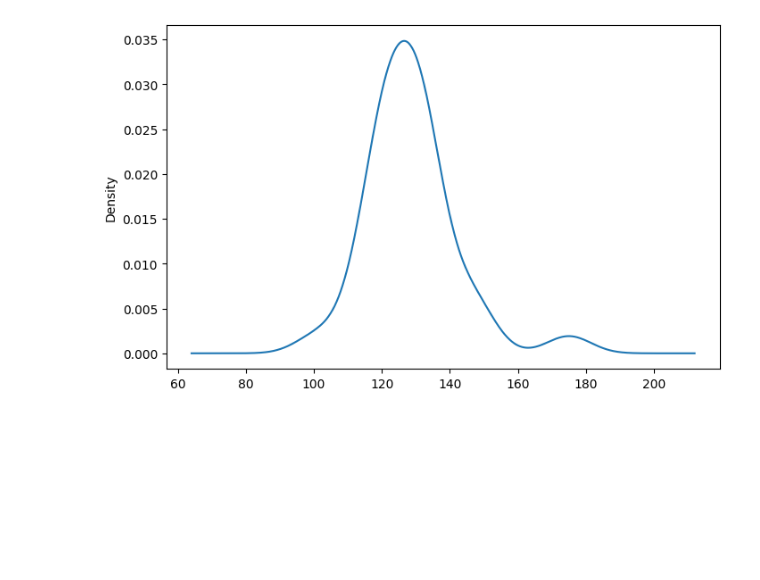
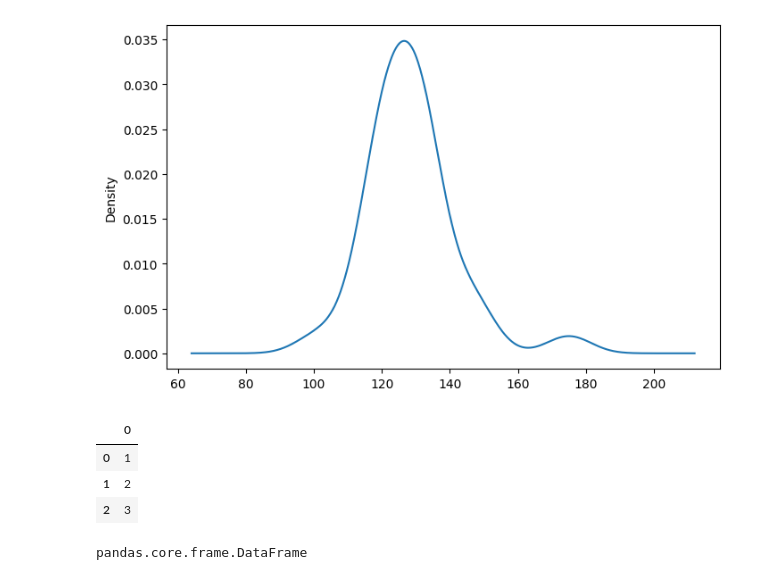
Before and after one commit to moktan456/DataScience_BTN, a Jupyter notebook: data/Data Analysis using Pandas.ipynb, the cells around one changed output. Drawn from its saved outputs; the diff is of its cells as text; code cells hidden in the pictures; blank space fills up the shorter version.

```diff
--- a/data/Data Analysis using Pandas.ipynb
+++ b/data/Data Analysis using Pandas.ipynb
@@ -52,3 +72,18 @@ df['Maxpulse'].plot(kind='density',figsize=(8,5)) # kde
 # %% [output]
 <AxesSubplot: ylabel='Density'>
 [figure]
+# %%
+data = [1,2,3]
+import pandas as pd
+dt= pd.DataFrame(data)
+# %%
+dt
+# %% [output]
+|  | 0 |
+| 0 | 1 |
+| 1 | 2 |
+| 2 | 3 |
+# %%
+type(dt)
+# %% [output]
+pandas.core.frame.DataFrame
```
Also changed, not shown: parts of 3 cells of this notebook, 2 other files.
